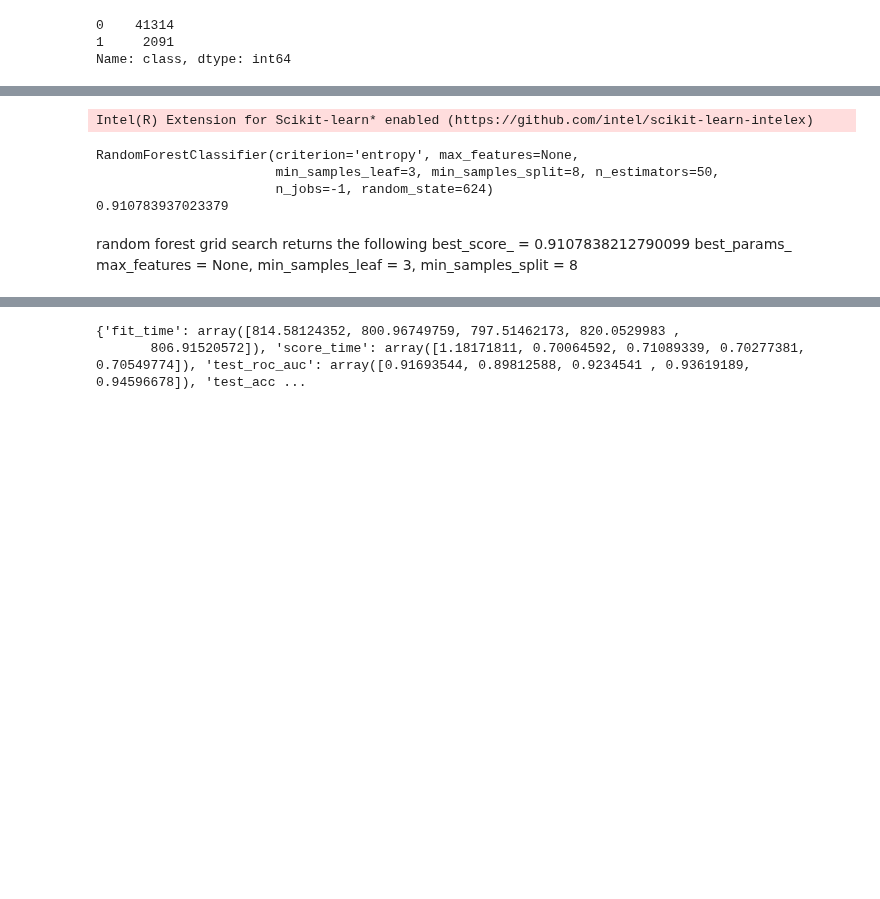
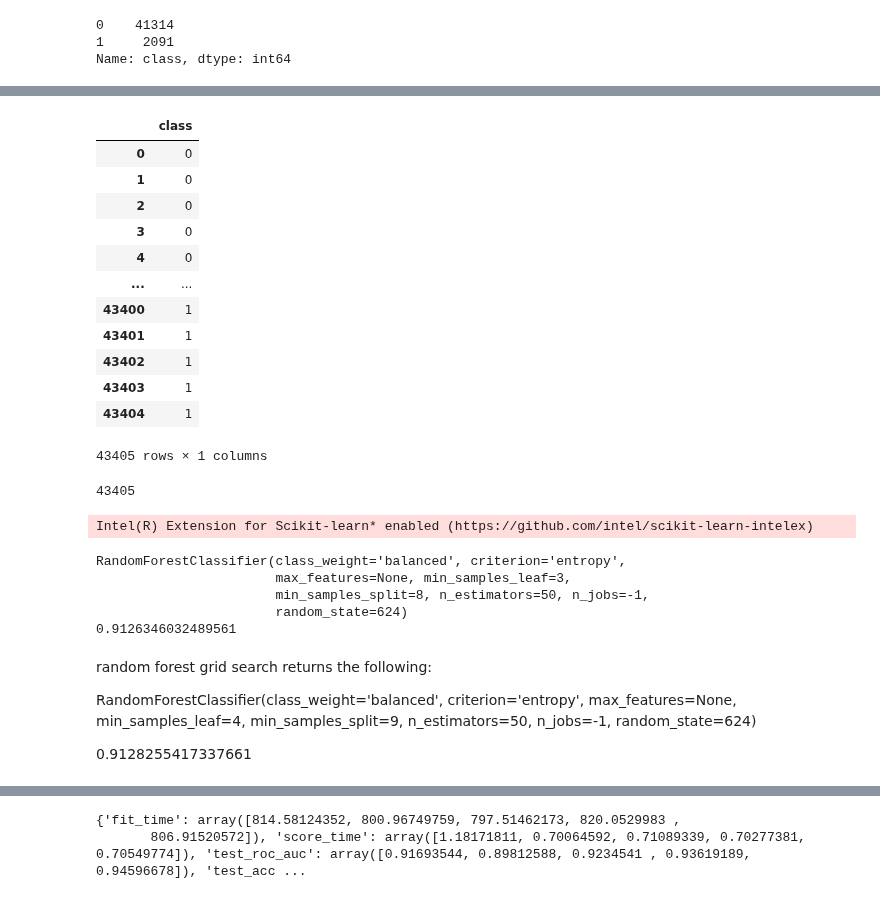
Before and after one commit to boneeyah/QTW, a Jupyter notebook: Case Study 4/Case_Study_4.ipynb, the cells around one changed output, grey strips where cells are left out. Cells and saved outputs as stored; diff of their text form; code cells hidden in the pictures; blank space fills up the shorter version.

```diff
--- a/Case Study 4/Case_Study_4.ipynb
+++ b/Case Study 4/Case_Study_4.ipynb
@@ -170,9 +205,30 @@ Name: class, dtype: int64
+# %%
+cat_df
+# %% [output]
+|  | class |
+| 0 | 0 |
+| 1 | 0 |
+| 2 | 0 |
+| 3 | 0 |
+| 4 | 0 |
+| ... | ... |
+| 43400 | 1 |
+| 43401 | 1 |
+| 43402 | 1 |
+| 43403 | 1 |
+| 43404 | 1 |
+43405 rows × 1 columns
 # %%
 # Make target variable and data variable
 y = df[['class']].astype(int).values.flatten()
 X = df.loc[:, df.columns != 'class']
+# %%
+len(X)
+# %% [output]
+43405
 # %%
 #takes about 30 mins on my pc
+skf = StratifiedKFold(n_splits=5,random_state=624,shuffle=True)
 from sklearnex import patch_sklearn
 patch_sklearn()
 from sklearn.ensemble import RandomForestClassifier
@@ -181,20 +237,27 @@ rf = RandomForestClassifier(random_state=624,n_jobs=-1,n_estimators=50,criterion
 
 #log 2 is 6, sqrt is 8, will try a couple more values as well as none
 params = {'min_samples_split':[2,4,8],'min_samples_leaf':[1,2,3],'max_features':['sqrt',7,10,'log2',None]}
-grid = GridSearchCV(rf, param_grid=params,cv = 5, scoring = 'roc_auc')
+grid = GridSearchCV(rf, param_grid=params,cv = skf, scoring = 'roc_auc')
 results = grid.fit(X,y)
 
 print(results.best_estimator_)
 print(results.best_score_)
 # %% [output]
 Intel(R) Extension for Scikit-learn* enabled (https://github.com/intel/scikit-learn-intelex)
-RandomForestClassifier(criterion='entropy', max_features=None,
-                       min_samples_leaf=3, min_samples_split=8, n_estimators=50,
-                       n_jobs=-1, random_state=624)
-0.910783937023379
+RandomForestClassifier(class_weight='balanced', criterion='entropy',
+                       max_features=None, min_samples_leaf=3,
+                       min_samples_split=8, n_estimators=50, n_jobs=-1,
+                       random_state=624)
+0.9126346032489561
 # %% [markdown]
-random forest grid search returns the following best_score_ = 0.9107838212790099
-best_params_ max_features = None, min_samples_leaf = 3, min_samples_split = 8
+random forest grid search returns the following:
+
+RandomForestClassifier(class_weight='balanced', criterion='entropy',
+                       max_features=None, min_samples_leaf=4,
+                       min_samples_split=9, n_estimators=50, n_jobs=-1,
+                       random_state=624)
+
+0.9128255417337661
 # %%
 ## fit model with best params
 rf = RandomForestClassifier(random_state = 624,n_jobs = -1, n_estimators= 500, criterion= 'entropy',max_features=results.best_params_.get('max_features'), min_samples_leaf=results.best_params_.get('min_samples_leaf'), min_samples_split=results.best_params_.get('min_samples_split'),class_weight='balanced')
```
Also changed, not shown: parts of 24 cells of this notebook.
